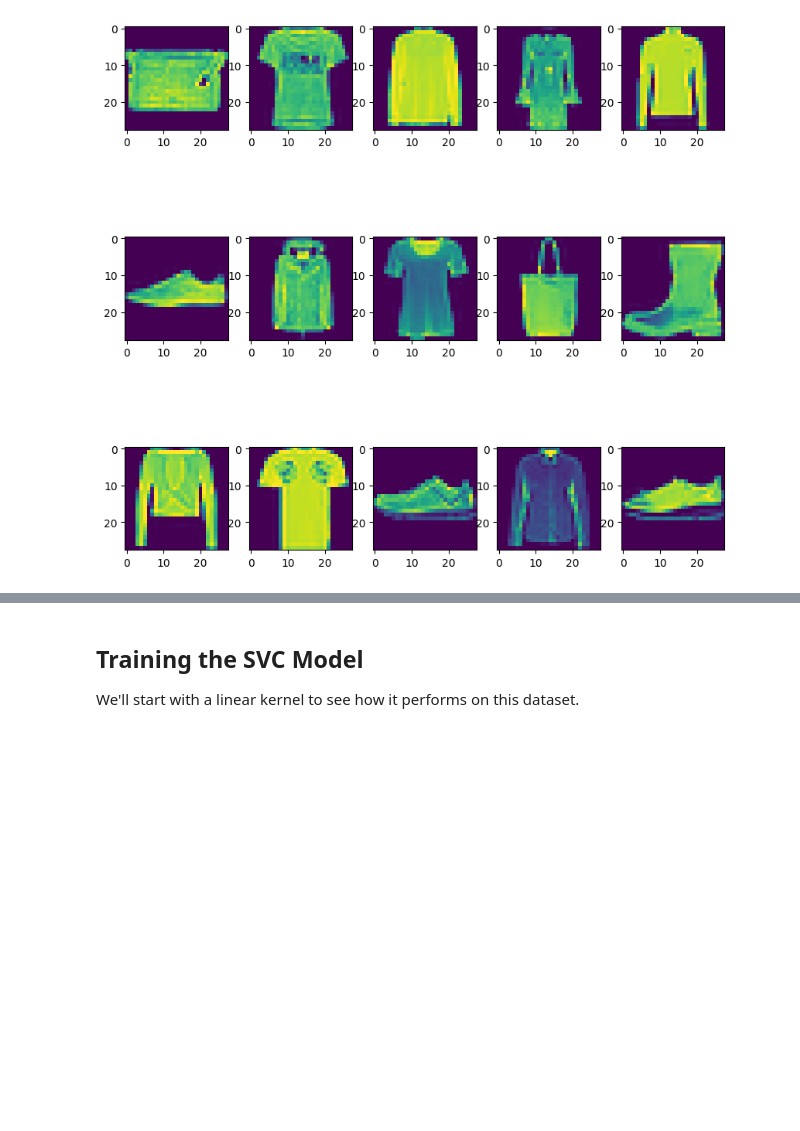
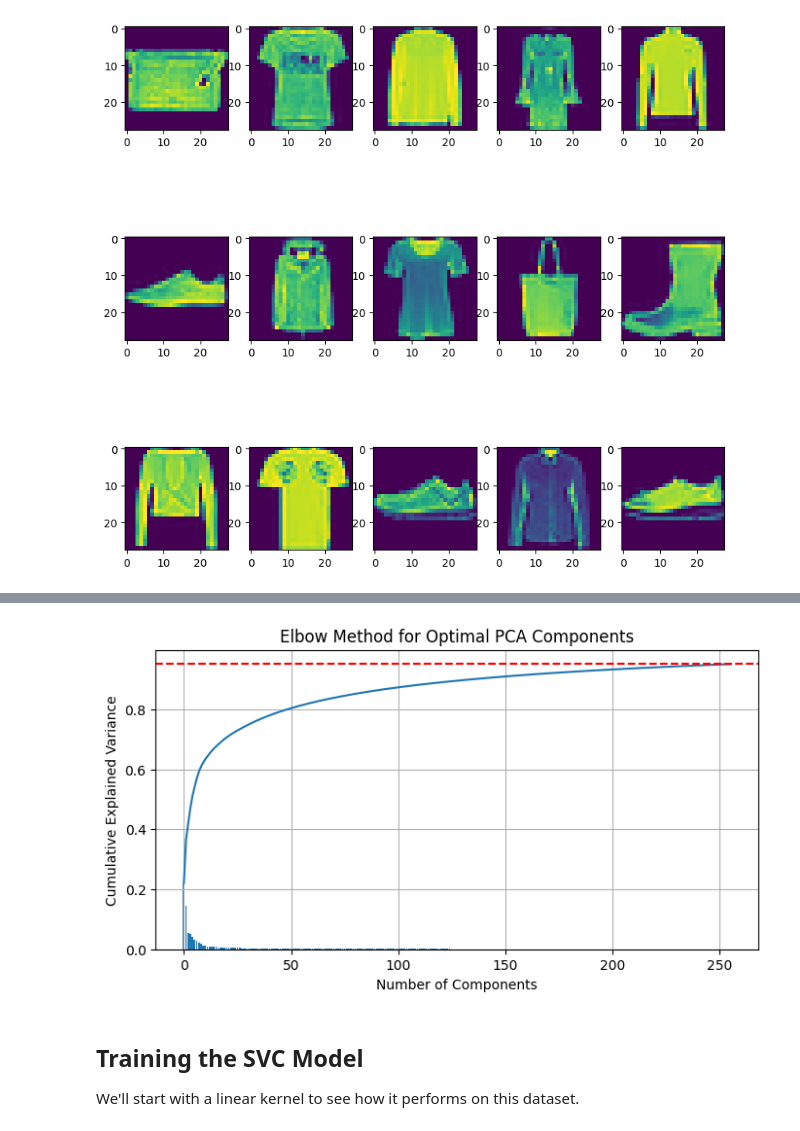
Before and after one commit to faeghe-kashani/DS02, a Jupyter notebook: DS02_Assg02_SVM.ipynb, the cells around one changed output, grey strips where cells are left out. Drawn from its saved outputs; the diff is of its cells as text; code cells hidden in the pictures; blank space fills up the shorter version.

```diff
--- a/DS02_Assg02_SVM.ipynb
+++ b/DS02_Assg02_SVM.ipynb
@@ -42,3 +42,8 @@ for i in range(15):
 plt.show()
 # %% [output]
 [figure]
+# %%
+from sklearn.decomposition import PCA
+pca = PCA(n_components=0.95)
+X_train_pc = pca.fit_transform(X_train_scaled)
+X_test_pc = pca.transform(X_test_scaled)
@@ -45,3 +73,17 @@ plt.show()
+# %%
+import matplotlib.pyplot as plt
+import numpy as np
+plt.figure(figsize=(8, 4))
+plt.bar(np.arange(256), pca.explained_variance_ratio_ )
+plt.plot(np.cumsum(pca.explained_variance_ratio_))
+plt.xlabel('Number of Components')
+plt.ylabel('Cumulative Explained Variance')
+plt.title('Elbow Method for Optimal PCA Components')
+plt.axhline(y=0.95, color='r', linestyle='--') # Example threshold line at 95% variance
+plt.grid(True)
+plt.show()
+# %% [output]
+[figure, added]
 # %% [markdown]
 ## Training the SVC Model
 We'll start with a linear kernel to see how it performs on this dataset.
```
Also changed, not shown: parts of 3 cells of this notebook.
